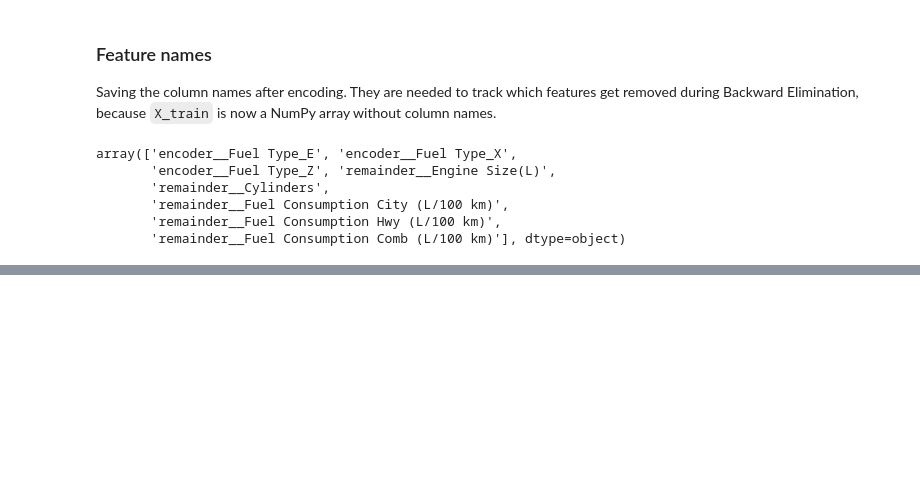
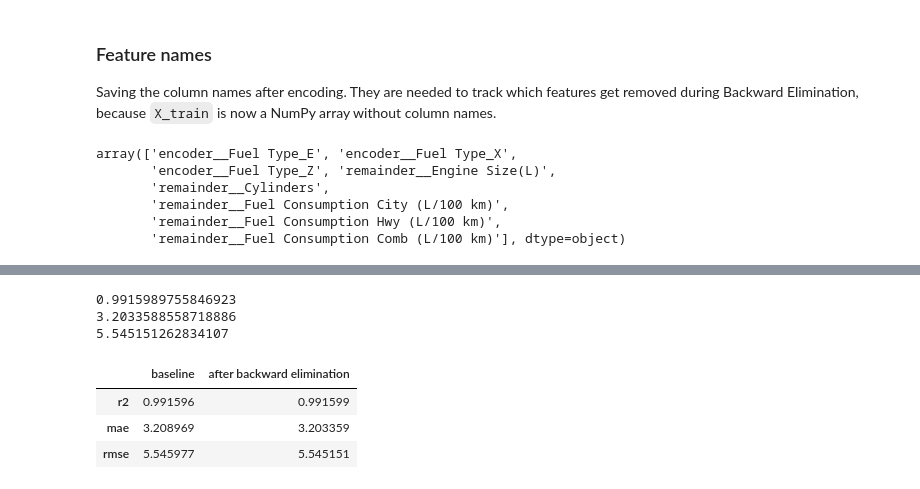
Before and after one commit to AliSadeghian2007/04-co2-emissions-backward-elimination, a Jupyter notebook: notebooks/notebook.ipynb, the cells around one changed output, grey strips where cells are left out. Saved outputs shown, nothing was run; the diff lists cells and outputs as text; code cells hidden in the pictures; blank space fills up the shorter version.

```diff
--- a/notebooks/notebook.ipynb
+++ b/notebooks/notebook.ipynb
@@ -350,0 +380,16 @@ Notes:
+# %%
+r2_abe=r2_score(y_test,y_pred_abe)
+mae_abe=mean_absolute_error(y_test,y_pred_abe)
+rmse_abe=root_mean_squared_error(y_test,y_pred_abe)
+print(r2_abe)
+print(mae_abe)
+print(rmse_abe)
+pd.DataFrame({"baseline":[r2,mae,rmse],"after backward elimination":[r2_abe,mae_abe,rmse_abe]},index=['r2','mae','rmse'])
+# %% [output]
+0.9915989755846923
+3.2033588558718886
+5.545151262834107
+|  | baseline | after backward elimination |
+| r2 | 0.991596 | 0.991599 |
+| mae | 3.208969 | 3.203359 |
+| rmse | 5.545977 | 5.545151 |
```
Also changed, not shown: parts of 14 cells of this notebook, 1 other file.
